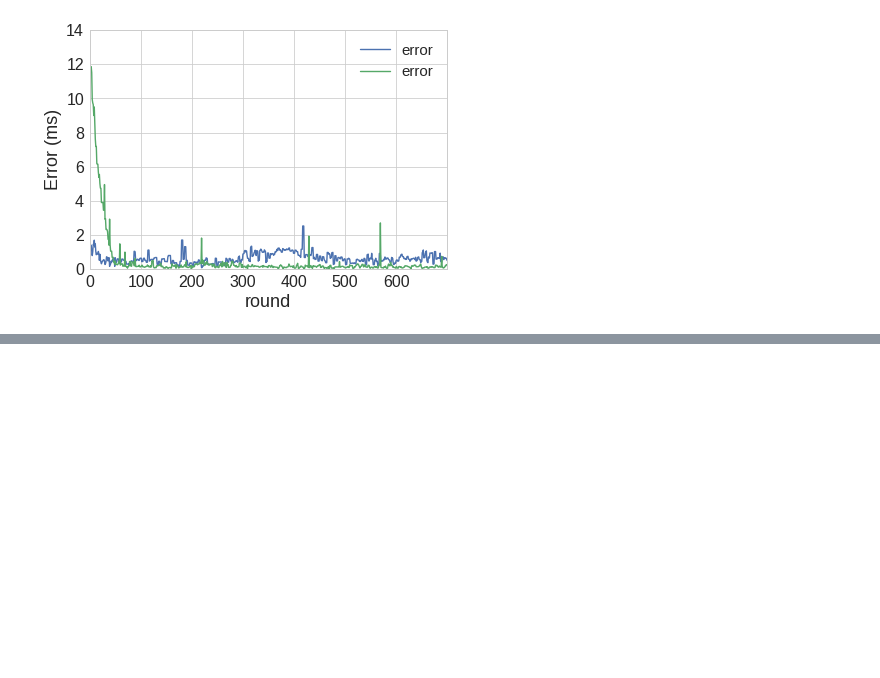
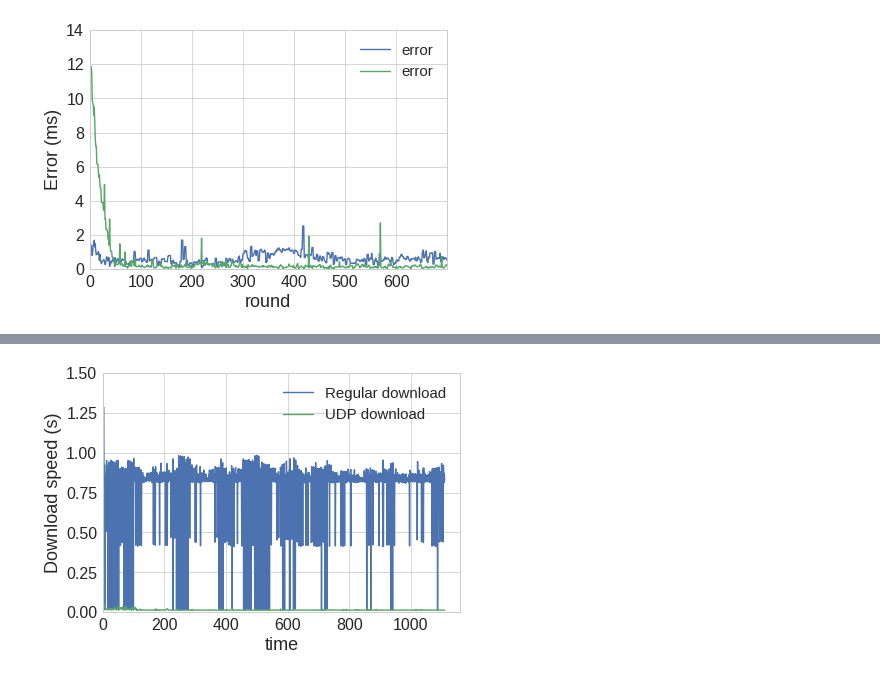
Before and after one commit to emmdim/Khulan_plots, a Jupyter notebook: test.ipynb, the cells around one changed output, grey strips where cells are left out. Drawn from its saved outputs; the diff is of its cells as text; code cells hidden in the pictures; blank space fills up the shorter version.

```diff
--- a/test.ipynb
+++ b/test.ipynb
@@ -351,0 +314,97 @@ if __name__ == '__main__':
+# %%
+##PARAMETERS
+EXP_NAME = 'regular'
+EXP_NAME1 = 'download'
+MAX_ROUNDS = 1160
+MAX_YVAL = 1.5
+# DEFINE OUTPUT DIR
+RESULTS_DIR = os.path.join( os.getcwd(),'results/broad_test/',EXP_NAME)
+GRAPHS_DIR = os.path.join( os.getcwd(), 'graphs/broad_test/',EXP_NAME)
+
+RESULTS_DIR1 = os.path.join( os.getcwd(),'results/broad_test/HTTP',EXP_NAME1)
+GRAPHS_DIR1 = os.path.join( os.getcwd(), 'graphs/errors',EXP_NAME1)
+
+RESULTS_DIR2 = os.path.join( os.getcwd(),'results/broad_test/UDP',EXP_NAME1)
+GRAPHS_DIR2 = os.path.join( os.getcwd(), 'graphs/errors',EXP_NAME1)
+
+def read_results2():
+	"""Reads the results for all the nodes and returns
+	a list of pandas Dataframes, one for each node"""
+	#Get list of nodes(files) with results
+	nodes = [f for f in os.listdir(RESULTS_DIR2) if os.path.isfile(os.path.join(RESULTS_DIR2, f))]
+	#Load results from each node
+	nodes_results = {}
+	for node in nodes:
+		f = os.path.join(RESULTS_DIR2,node)
+		try:
+			nodes_results[node] = pd.read_csv(f)
+			nodes_results[node] = nodes_results[node].replace('None',np.nan)
+		except Exception:
+			print('EXception')
+	return nodes_results
+
+def getMedianDF(nodes_results,var):
+	""""Helper function that extracts median time series of the var
+	accross the various nodes"""
+	series = []
+	total=0
+	count=0
+	for name,r in nodes_results.items():
+		#Normalize duplicate rounds
+		r['time'] = r['time'].apply(np.trunc)
+		s = r.groupby('time',axis=0).mean()[var]
+		total+=s.mean()
+		count+=1
+		s.name = name
+		series.append(s)
+	#try:
+	df = pd.concat(series,axis=1)
+	#except:
+		#ipdb.set_trace()
+	median = df.median(axis=1)
+	median.name = var
+	print(total/count)
+	return median
+
+
+def plot_comparative_dataframes(results1,results2, variable):
+	# Get median time series for all varibales
+	lbl = []
+	medians = [getMedianDF(results1,variable), getMedianDF(results2, variable)]
+	medians[0].rename('Regular download')
+	medians[1].rename('UDP download')
+	df = pd.concat(medians,axis=1)
+	df.plot()
+	plt.ylabel('Download speed (s)')
+	lbl.append('Regular download')
+	lbl.append('UDP download')
+	plt.legend(lbl, loc = 'upper right')
+	plt.xlim(0,MAX_ROUNDS)
+	plt.ylim(0,MAX_YVAL)
+	plt.show()
+	#input('Done')
+
+def plot_comparative_ecdf(results1,results2, var):
+	"""Plot the ECDF of the median accross the nodes of a variable"""
+	lbl = []
+	median1 = getMedianDF(results1,var)
+	median2 = getMedianDF(results2,var)
+	ecdf1 = getECDF(median1)
+	ecdf2 = getECDF(median2)
+	plt.ylabel('Download speed (ms)')
+	lbl.append('Regular download')
+	lbl.append('UDP download')
+	plt.legend(lbl, loc = 'upper right')
+	plt.xlim(0,MAX_YVAL)
+	plt.show()
+	#input('Done')
+
+if __name__ == '__main__':
+	nodes_results = read_results()
+	#plot_var_per_round(nodes_results,'rtt')
+	nodes_results1 = read_results1()
+	nodes_results2 = read_results2()
+	#plot_var_ecdf_per_round(nodes_results,['AVG RTT', 'AVG distance'])
+	#plot_comparative_ecdf(nodes_results,nodes_results1, 'speed_download')
+	plot_comparative_dataframes(nodes_results,nodes_results1, 'speed_download')
+# %% [output]
@@ -351,0 +413 @@ if __name__ == '__main__':
+[figure, added]
```
Also changed, not shown: parts of 4 cells of this notebook, 33 other files.
